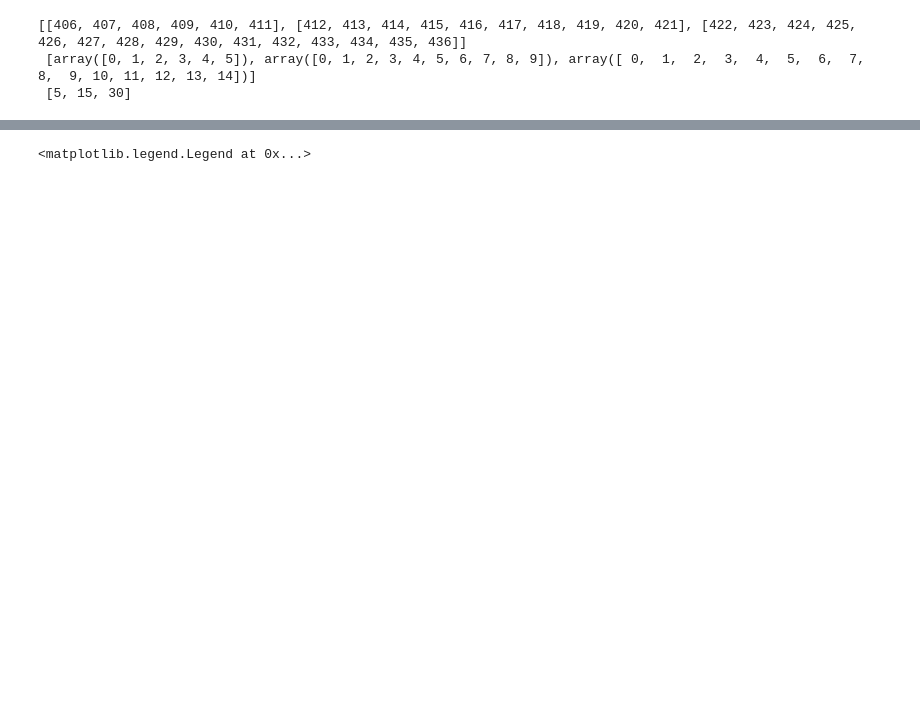
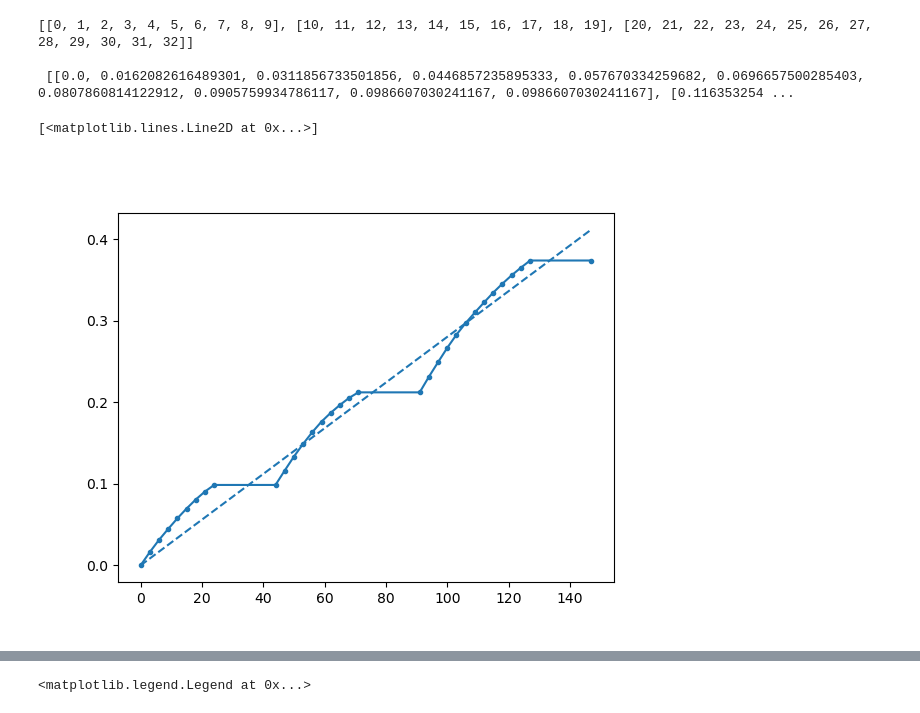
Before and after one commit to promitmoitra/frg, a Jupyter notebook: hssm/frg_nb.ipynb, the cells around one changed output, grey strips where cells are left out. Drawn from its saved outputs; the diff is of its cells as text; code cells hidden in the pictures; blank space fills up the shorter version.

Commit message:
optima code cleanup, next extract trial times from eeg.

```diff
--- a/hssm/frg_nb.ipynb
+++ b/hssm/frg_nb.ipynb
@@ -101,25 +111,58 @@ leave_resp_filt = df["response"]==0
 # %%
 ##Sections for testing:
 
 subid = 7873;
 
-stress_cond = 1; tt_cond = 20; c='C0'
+stress_cond = 2; tt_cond = 20; c='C0'
 
 subid_filt = df["subj_idx"]==subid
+
+##Correcting for abrupt tt_cond changes:
+patch_leave_idx = pd.Index(df[subid_filt & leave_resp_filt].index)
+patch_entry_idx = pd.Index([df[subid_filt].index[0]]+list(patch_leave_idx+1))
+patch_trial_idx = [list(range(i,j+1)) for (i,j) in list(zip(patch_entry_idx,patch_leave_idx))]
+for idxs in patch_trial_idx:
+    if len(df.loc[idxs]["travel_time"].unique())>1:
+        tmp = df.loc[idxs]["travel_time"]
+        df.at[idxs,"travel_time"] = df.loc[idxs[-1]]["travel_time"]
+##
+
 stress_filt = df["condition"]==stress_cond
 tt_filt = df["travel_time"]==tt_cond
+
 patch_leave_idx = pd.Index(df[subid_filt & stress_filt & tt_filt & leave_resp_filt].index)
 patch_entry_idx = pd.Index([df[subid_filt & stress_filt & tt_filt].index[0]]+list(patch_leave_idx+1))
 patch_trial_idx = [list(range(i,j+1)) for (i,j) in list(zip(patch_entry_idx,patch_leave_idx))]
-rel_trial_idx = [np.array(i)-i[0] for i in patch_trial_idx]
-rel_leave_idxs = list(patch_leave_idx - patch_entry_idx[0])
-print(patch_trial_idx,'\n',rel_trial_idx,'\n',rel_leave_idxs)
+patch_lens = [len(i) for i in patch_trial_idx]
+num_trials = sum(patch_lens)
+long_patch_len = max(patch_lens)
+num_patches = len(patch_trial_idx)
 
-##    for idxs in patch_trial_idx:
-##        patch_num = patch_trial_idx.index(idxs)
-##        if len(df.loc[idxs]["travel_time"].unique())>1:
-##            patch_trial_idx.remove(idxs)
+# rel_patch_trial_idx = [np.array(i)-i[0] for i in patch_trial_idx]
+rel_trial_idx = [list(np.array(i)-patch_trial_idx[0][0]) for i in patch_trial_idx]
+rel_leave_idx = list(patch_leave_idx - patch_entry_idx[0])
+
+tot_rew = np.concatenate(([list(df.loc[i]["tot_reward"]) for i in patch_trial_idx]))
+tot_rew = tot_rew-tot_rew[0]
+
+x_data = np.array([0]+[trial_time]*num_trials)
+x_data[np.array(rel_leave_idx)] = tt_cond
+x_data = np.cumsum(x_data[:-1])
+
+patch_cum_rew = [list(tot_rew[i]) for i in rel_trial_idx]
+print(rel_trial_idx,'\n\n',patch_cum_rew)
+
+y_data = tot_rew
+
+reg = LinearRegression(fit_intercept=False).fit(x_data.reshape(-1,1),y_data.reshape(-1,1))
+slope = reg.coef_; slope = slope.flatten()
+
+fig,ax=plt.subplots()
+ax.plot(x_data,x_data*slope,'--'+c)
+ax.plot(x_data,y_data,'.-'+c,label=str(subid)+' '+str(stress_dict[stress_cond])+str(tt_dict[tt_cond]))
 # %% [output]
-[[406, 407, 408, 409, 410, 411], [412, 413, 414, 415, 416, 417, 418, 419, 420, 421], [422, 423, 424, 425, 426, 427, 428, 429, 430, 431, 432, 433, 434, 435, 436]]
- [array([0, 1, 2, 3, 4, 5]), array([0, 1, 2, 3, 4, 5, 6, 7, 8, 9]), array([ 0,  1,  2,  3,  4,  5,  6,  7,  8,  9, 10, 11, 12, 13, 14])]
- [5, 15, 30]
+[[0, 1, 2, 3, 4, 5, 6, 7, 8, 9], [10, 11, 12, 13, 14, 15, 16, 17, 18, 19], [20, 21, 22, 23, 24, 25, 26, 27, 28, 29, 30, 31, 32]]
+
+ [[0.0, 0.0162082616489301, 0.0311856733501856, 0.0446857235895333, 0.057670334259682, 0.0696657500285403, 0.0807860814122912, 0.0905759934786117, 0.0986607030241167, 0.0986607030241167], [0.116353254 ...
+[<matplotlib.lines.Line2D at 0x...>]
+[figure, added]
```
Also changed, not shown: parts of 8 cells of this notebook.
